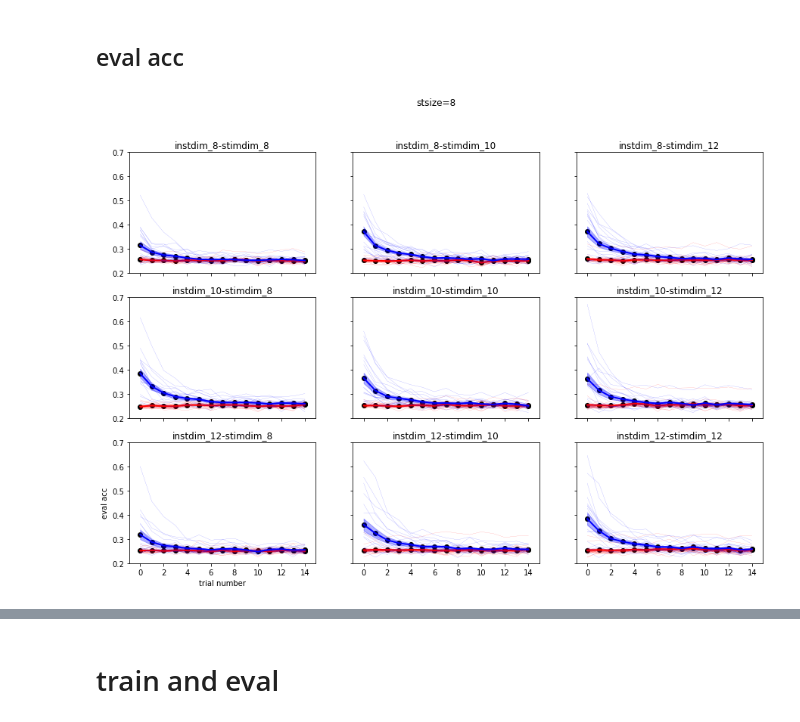
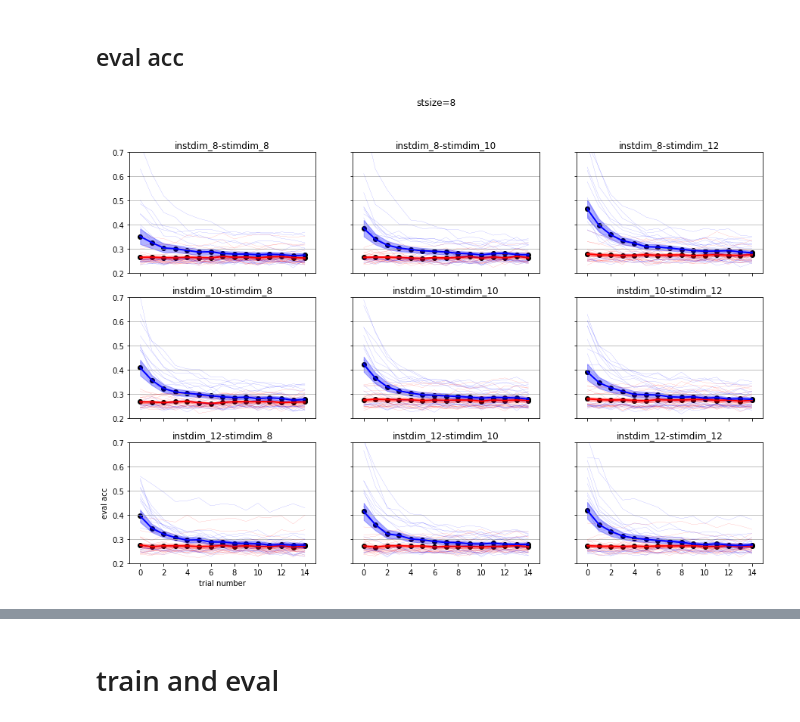
Before and after one commit to andrebeu/PM, a Jupyter notebook: amtask-barcode.ipynb, the cells around one changed output, grey strips where cells are left out. Cells and saved outputs as stored; diff of their text form; code cells hidden in the pictures.

```diff
--- a/amtask-barcode.ipynb
+++ b/amtask-barcode.ipynb
@@ -26,7 +26,7 @@ instdimL=[8,10,12]
 stimdimL=[8,10,12]
 stsizeL=[4,5,6,8]
 # %%
-def load_trsc2(st,inst,stim,seed,pretrain=True):
+def load_trsc2(st,inst,stim,seed,pretrain=False):
   if pretrain:
     curr = '1000_29000'
   else:
@@ -60,8 +60,9 @@ def plt_trsc(ax,trsc,mawind=500):
 # %% [markdown]
 ## training acc
 # %%
+''' plot group '''
 f=2
-nnets = 20
+nnets = 10
 for st in stsizeL:
   plt.close('all')
   fig,axarr = plt.subplots(3,3,figsize=(f*15,f*10),sharex=True,sharey=True);axarr=axarr.reshape(-1)
@@ -71,7 +72,7 @@ for st in stsizeL:
     title = 'instdim_%i-stimdim_%i'%(inst,stim)
     ax.set_title(title)
     ## load group data
-    trsc = load_trsc_group(st,inst,stim,nnets=nnets,load_trsc_fn=load_trsc)
+    trsc = load_trsc_group(st,inst,stim,nnets=nnets,load_trsc_fn=load_trsc2)
     ## plot group data
     plt_trsc(ax,trsc)
-  plt.savefig('figures/amtask-barcodes/tracc/'+'sweep1-pretrain-stsize-%i'%st)
+  plt.savefig('figures/amtask-barcodes/tracc/'+'sweep2-nopretrain-stsize-%i'%st)
@@ -77,0 +82,19 @@ for st in stsizeL:
+# %%
+''' plot individual subjects '''
+f=1
+nnets = 20
+for inst,stim,st in itertools.product(stimdimL,instdimL,stsizeL):
+  ## load group data
+  trsc = load_trsc_group(st,inst,stim,nnets=nnets,load_trsc_fn=load_trsc2)
+  plt.close('all')
+  fig,axarr = plt.subplots(4,5,figsize=(f*15,f*8),sharex=True,sharey=True);axarr=axarr.reshape(-1)
+  title = 'stsize%i-instdim_%i-stimdim_%i'%(st,inst,stim)
+  plt.suptitle(title)
+  ## loop plot for different subjects
+  for idx in range(nnets):
+    ax = axarr[idx]
+    ax.set_ylim(.2,1)
+    ax.set_title(idx)
+    ## plot group data
+    plt_trsc(ax,trsc[idx:idx+1])
+#   plt.savefig('figures/amtask-barcodes/tracc/'+'sweep2-pretrain-stsize%i-instdim_%i-stimdim_%i'%(st,inst,stim))
@@ -121,23 +146,25 @@ def plt_trial_acc(ax,evsc,plt_subs=True):
         ax.plot(sacc[em],c=cL[em],lw=.1)
   return None
 # %%
+''' group plots comparing eval w/ vs w/o EM'''
 f=1
 nnets = 20
 for st in stsizeL:
   plt.close('all')
   fig,axarr = plt.subplots(3,3,figsize=(f*15,f*10),sharex=True,sharey=True);axarr=axarr.reshape(-1)
   axarr[6].set_xlabel('trial number')
   axarr[6].set_ylabel('eval acc')
   plt.suptitle('stsize=%i'%st)
   for idx,(inst,stim) in enumerate(itertools.product(stimdimL,instdimL)):
     ax = axarr[idx]
+    ax.grid(axis='y')
     ax.set_ylim(0.2,0.7)
     title = 'instdim_%i-stimdim_%i'%(inst,stim)
     ax.set_title(title)
     ## load group data
-    evsc = load_evsc_group(st,inst,stim,nnets,load_data_fn=load_evsc)
+    evsc = load_evsc_group(st,inst,stim,nnets,load_data_fn=load_evsc2)
     ## plot
     plt_trial_acc(ax,evsc)
-  plt.savefig('figures/amtask-barcodes/evacc/'+'sweep1_pretrain-stsize_%i'%st)
+  plt.savefig('figures/amtask-barcodes/evacc/'+'sweep2_pretrain-stsize_%i'%st)
 # %% [output]
-[figure, old version]
+[figure, new version]
```
Also changed, not shown: parts of 18 cells of this notebook, 56 other files.
